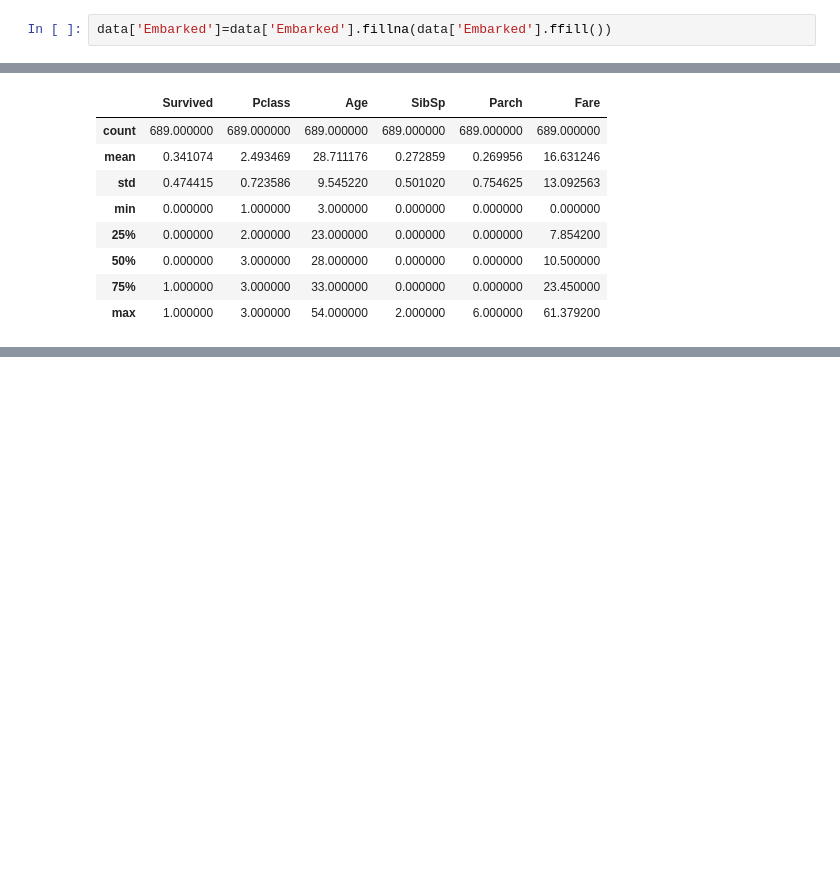
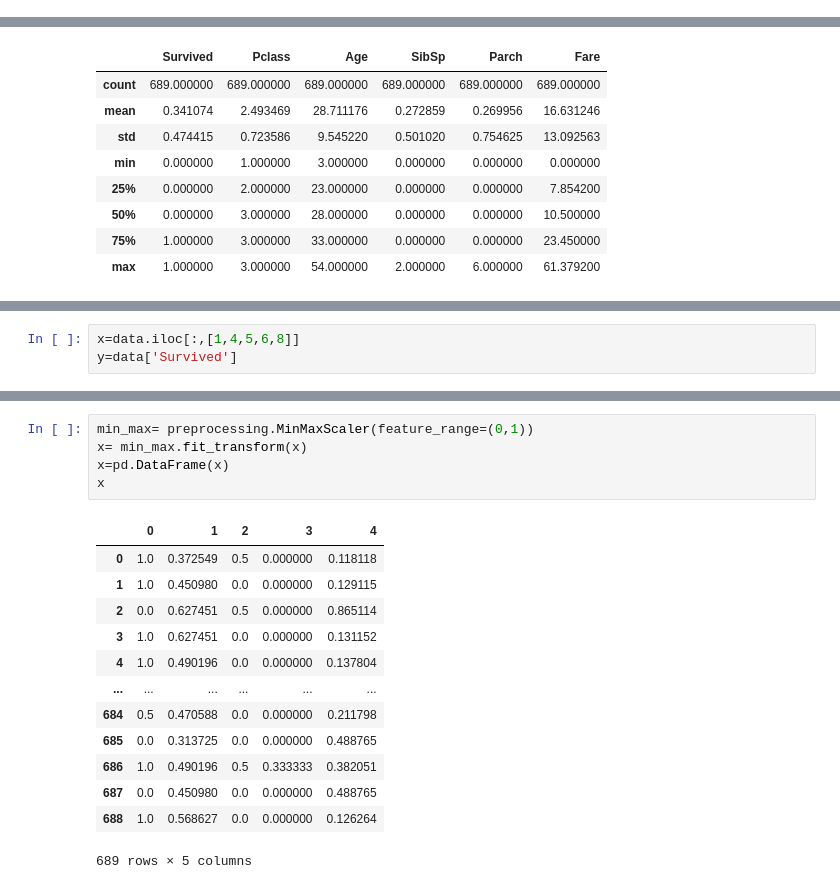
Before and after one commit to HizanaParveen/case-study-5, a Jupyter notebook: case study #5.ipynb, the cells around one changed output, grey strips where cells are left out. Drawn from its saved outputs; the diff is of its cells as text; blank space fills up the shorter version.

```diff
--- a/case study #5.ipynb
+++ b/case study #5.ipynb
@@ -120,5 +120,3 @@ data=data.drop(['Cabin'],axis=1)
-# %%
-data['Embarked']=data['Embarked'].fillna(data['Embarked'].ffill())
 # %%
 data.isna().sum()
 # %% [output]
@@ -356,0 +361,3 @@ data.describe()
+# %%
+x=data.iloc[:,[1,4,5,6,8]]
+y=data['Survived']
@@ -356,0 +378,19 @@ data.describe()
+# %%
+min_max= preprocessing.MinMaxScaler(feature_range=(0,1))
+x= min_max.fit_transform(x)
+x=pd.DataFrame(x)
+x
+# %% [output]
+|  | 0 | 1 | 2 | 3 | 4 |
+| 0 | 1.0 | 0.372549 | 0.5 | 0.000000 | 0.118118 |
+| 1 | 1.0 | 0.450980 | 0.0 | 0.000000 | 0.129115 |
+| 2 | 0.0 | 0.627451 | 0.5 | 0.000000 | 0.865114 |
+| 3 | 1.0 | 0.627451 | 0.0 | 0.000000 | 0.131152 |
+| 4 | 1.0 | 0.490196 | 0.0 | 0.000000 | 0.137804 |
+| ... | ... | ... | ... | ... | ... |
+| 684 | 0.5 | 0.470588 | 0.0 | 0.000000 | 0.211798 |
+| 685 | 0.0 | 0.313725 | 0.0 | 0.000000 | 0.488765 |
+| 686 | 1.0 | 0.490196 | 0.5 | 0.333333 | 0.382051 |
+| 687 | 0.0 | 0.450980 | 0.0 | 0.000000 | 0.488765 |
+| 688 | 1.0 | 0.568627 | 0.0 | 0.000000 | 0.126264 |
+689 rows × 5 columns
```
Also changed, not shown: parts of 11 cells of this notebook.
